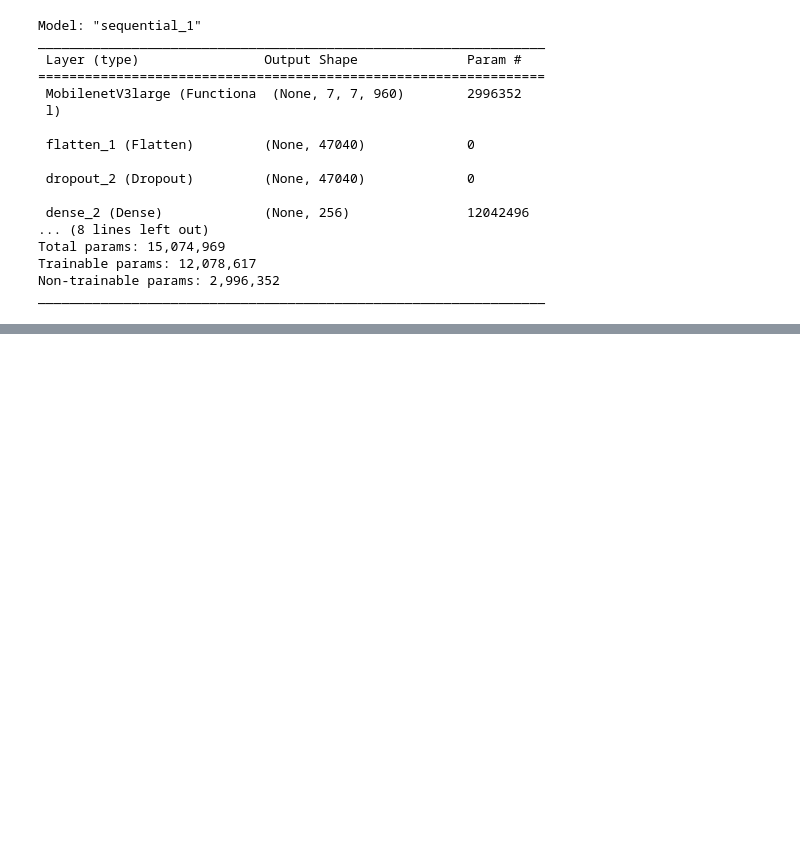
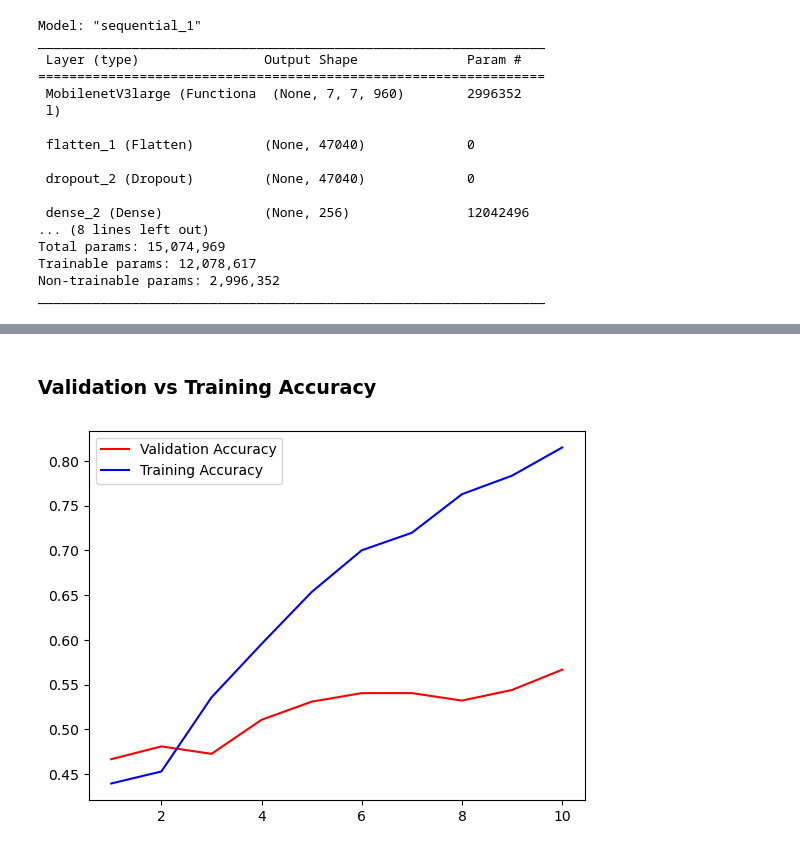
Before and after one commit to sschrs/architecture_classifier, a Jupyter notebook: model_training.ipynb, the cells around one changed output, grey strips where cells are left out. Cells and saved outputs as stored; diff of their text form; code cells hidden in the pictures; blank space fills up the shorter version.

Commit message:
model fitted

```diff
--- a/model_training.ipynb
+++ b/model_training.ipynb
@@ -116,0 +119,8 @@ _________________________________________________________________
+# %%
+from keras import optimizers
+model.compile(optimizer=optimizers.Adam(0.0005), loss='categorical_crossentropy', metrics=['accuracy'])
+# %%
+batch_size = 20
+history = model.fit(train_generator, steps_per_epoch=train_generator.samples//batch_size,
+                    validation_data=validation_generartor, validation_steps=validation_generartor.samples//batch_size,
+                    epochs=10)
@@ -116,0 +148,16 @@ _________________________________________________________________
+# %% [markdown]
+### Validation vs Training Accuracy
+# %%
+def compare_metrics(history):
+    val_acc = history.history['val_accuracy']
+    acc = history.history['accuracy']
+    epochs = range(1, len(history.epoch) + 1)
+    import matplotlib.pyplot as plt
+    plt.plot(epochs, val_acc, 'r', label='Validation Accuracy')
+    plt.plot(epochs, acc, 'b', label='Training Accuracy')
+    plt.legend()
+    plt.show();
+# %%
+compare_metrics(history)
+# %% [output]
+[figure, added]
```
Also changed, not shown: parts of 2 cells of this notebook.
